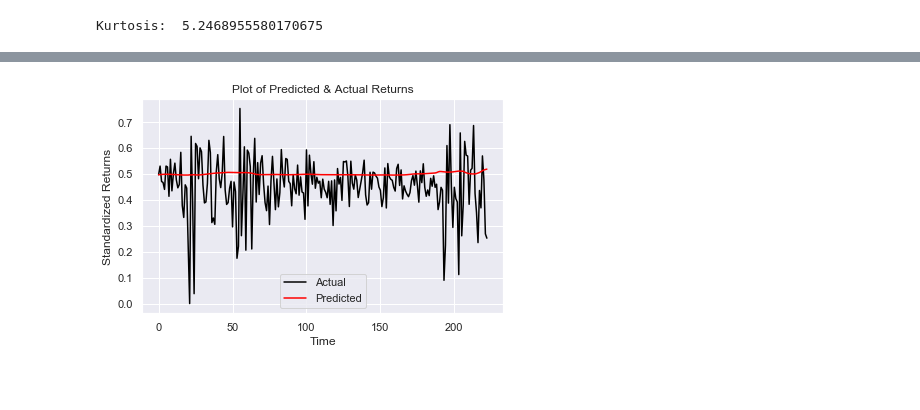
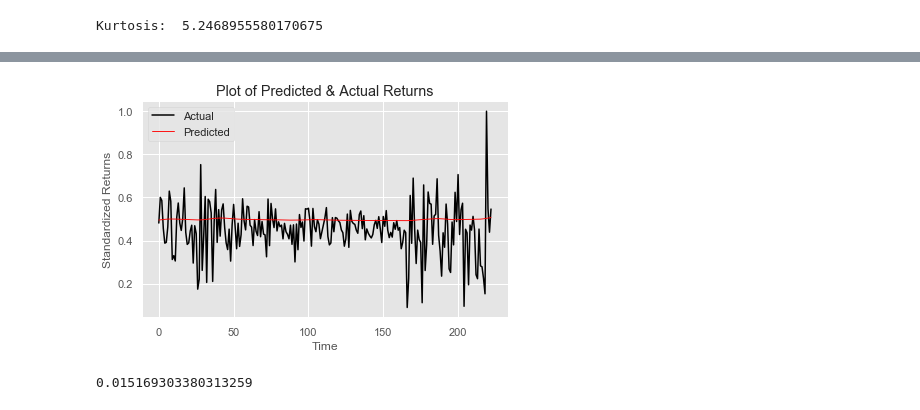
Before and after one commit to Joeltzy/StochasticRNN, a Jupyter notebook: SRNN.ipynb, the cells around one changed output, grey strips where cells are left out. Saved outputs shown, nothing was run; the diff lists cells and outputs as text; code cells hidden in the pictures; blank space fills up the shorter version.

Commit message:
Added array for test values and new code for plots

```diff
--- a/SRNN.ipynb
+++ b/SRNN.ipynb
@@ -686,12 +691,18 @@ print(len(train_NLL), len(test_NLL) )
+# %%
+#Appending Test values in t+1 to test_arr for plotting
+test_arr = []
+for index in range(0,len(test_y)):
+    test_arr.append(test_y[index][0][27])
 # %%
 #Train and validation Loss
+plt.style.use('ggplot')
 f, (ax1, ax2) = plt.subplots(1, 2)
 epochs = range(1,51)
-ax1.plot(epochs, train_NLL,'black',label='Training loss')
+ax1.plot(epochs, train_NLL,'black',label='Training loss', linewidth=0.95)
 ax1.set_title('Training Loss')
 ax1.set(xlabel='Epochs', ylabel='Loss')
 
-ax2.plot(epochs, test_NLL, 'red', label='validation loss')
+ax2.plot(epochs, test_NLL, 'red', label='validation loss', linewidth=0.95)
 ax2.set_title('Validation loss')
 ax2.set(xlabel='Epochs', ylabel='Loss')
 
@@ -708,11 +719,12 @@ for i in range(len(prediction)):
 from sklearn.metrics import mean_squared_error
 # %%
 #Plot of SRNN Predictions
+plt.style.use('ggplot')
 plt.title('Plot of Predicted & Actual Returns')
 plt.xlabel('Time')
 plt.ylabel('Standardized Returns')
 plt.plot(test_arr, 'black',label='Actual')
-plt.plot(prediction, 'red', label='Predicted')
+plt.plot(prediction, 'red', label='Predicted', linewidth=0.90)
 plt.tight_layout()
 plt.legend()
 plt.savefig('images/SRNN_prediction.png')
@@ -902,18 +913,22 @@ Epoch: 16/20............. Loss: 0.0009
 Epoch: 17/20............. Loss: 0.0008
 Epoch: 18/20............. Loss: 0.0008
 Epoch: 19/20............. Loss: 0.0008
+# %%
+test_output = rnn(x_test.float())
 # %%
 #LSTM Predictions
 plt.title('Plot of Predicted & Actual Returns')
 plt.xlabel('Time')
 plt.ylabel('Standardized Returns')
 plt.plot(test_arr, 'black',label='Actual')
-plt.plot(test_output.detach(), 'red', label='Predicted')
+plt.plot(test_output.detach(), 'red', label='Predicted', linewidth=0.9)
 plt.tight_layout()
 plt.legend()
 plt.savefig('images/LSTM_prediction.png')
 # %% [output]
-[figure, old version]
+[figure, new version]
 # %%
-mse = mean_squared_error(test_output.detach(), y_test.detach())
+mse = mean_squared_error(test_output.detach(), test_arr)
 mse
+# %% [output]
+0.015169303380313259
```
Also changed, not shown: parts of 10 cells of this notebook, 5 other files.
